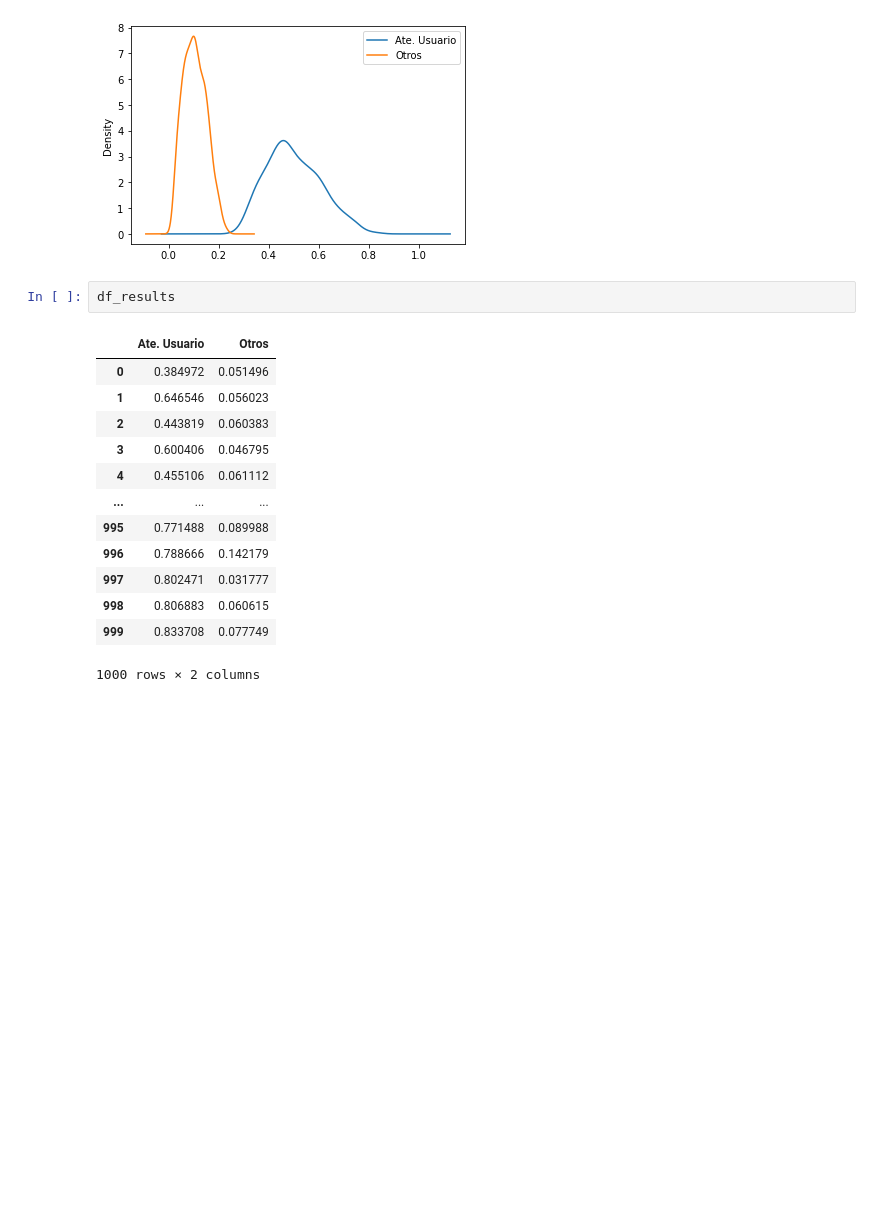
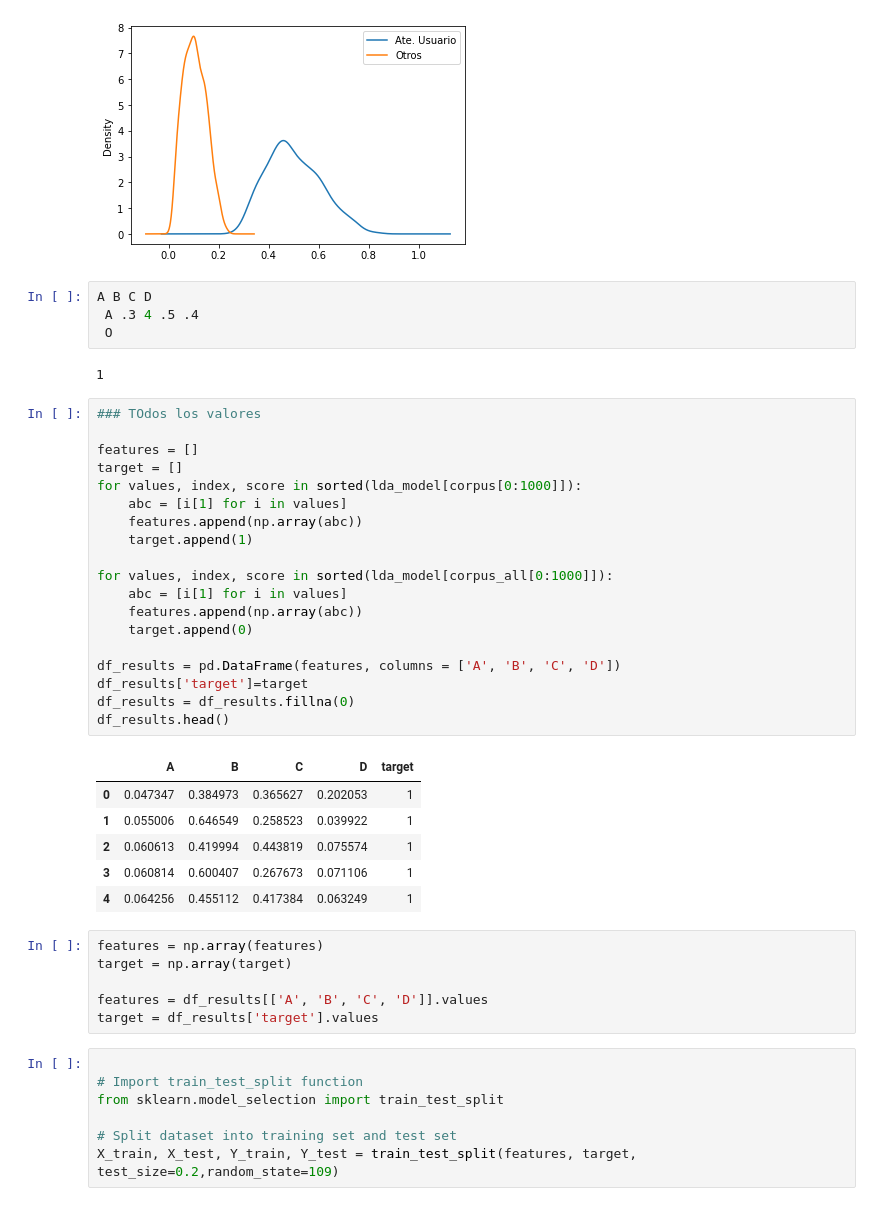
Before and after one commit to johnkbarrera/R2D2, a Jupyter notebook: BancoNacion/Computing data.ipynb, the cells around one changed output. Saved outputs shown, nothing was run; the diff lists cells and outputs as text; blank space fills up the shorter version.

```diff
--- a/BancoNacion/Computing data.ipynb
+++ b/BancoNacion/Computing data.ipynb
@@ -437,19 +445,48 @@ df_results = pd.DataFrame({
 ax = df_results.plot.kde()
 # %% [output]
 [figure]
+# %%
+A B C D
+ A .3 4 .5 .4
+ O
+# %% [output]
+1
+# %%
+### TOdos los valores
+
+features = []
+target = []
+for values, index, score in sorted(lda_model[corpus[0:1000]]):
+    abc = [i[1] for i in values]
+    features.append(np.array(abc))
+    target.append(1)
+
+for values, index, score in sorted(lda_model[corpus_all[0:1000]]):
+    abc = [i[1] for i in values]
+    features.append(np.array(abc))
+    target.append(0)
+
+df_results = pd.DataFrame(features, columns = ['A', 'B', 'C', 'D'])
+df_results['target']=target
+df_results = df_results.fillna(0)
+df_results.head()
+# %% [output]
+|  | A | B | C | D | target |
+| 0 | 0.047347 | 0.384973 | 0.365627 | 0.202053 | 1 |
+| 1 | 0.055006 | 0.646549 | 0.258523 | 0.039922 | 1 |
+| 2 | 0.060613 | 0.419994 | 0.443819 | 0.075574 | 1 |
+| 3 | 0.060814 | 0.600407 | 0.267673 | 0.071106 | 1 |
+| 4 | 0.064256 | 0.455112 | 0.417384 | 0.063249 | 1 |
+# %%
+features = np.array(features)
+target = np.array(target)
+
+features = df_results[['A', 'B', 'C', 'D']].values
+target = df_results['target'].values
 # %%
-df_results
+
+# Import train_test_split function
+from sklearn.model_selection import train_test_split
+
+# Split dataset into training set and test set
+X_train, X_test, Y_train, Y_test = train_test_split(features, target, test_size=0.2,random_state=109)
-# %% [output]
-|  | Ate. Usuario | Otros |
-| 0 | 0.384972 | 0.051496 |
-| 1 | 0.646546 | 0.056023 |
-| 2 | 0.443819 | 0.060383 |
-| 3 | 0.600406 | 0.046795 |
-| 4 | 0.455106 | 0.061112 |
-| ... | ... | ... |
-| 995 | 0.771488 | 0.089988 |
-| 996 | 0.788666 | 0.142179 |
-| 997 | 0.802471 | 0.031777 |
-| 998 | 0.806883 | 0.060615 |
-| 999 | 0.833708 | 0.077749 |
-1000 rows × 2 columns
```
Also changed, not shown: parts of 20 cells of this notebook, 6 other files.
